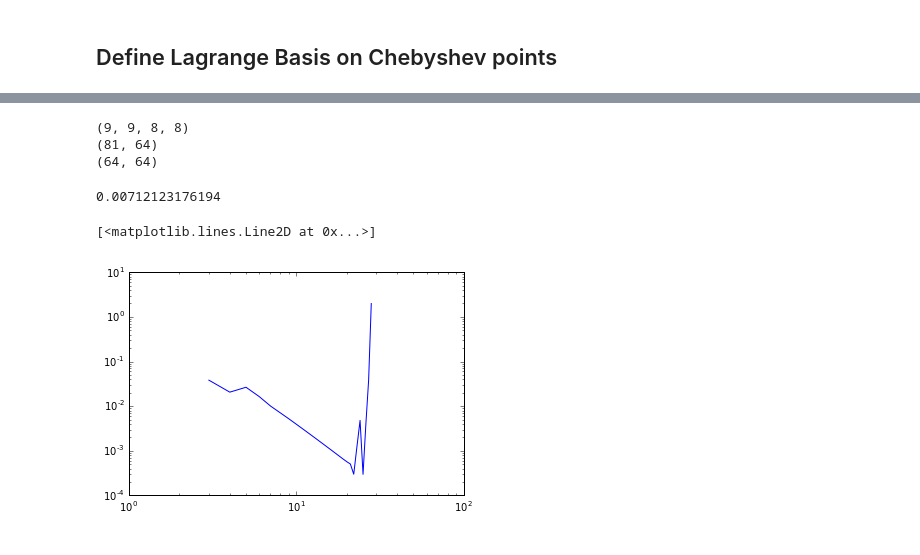
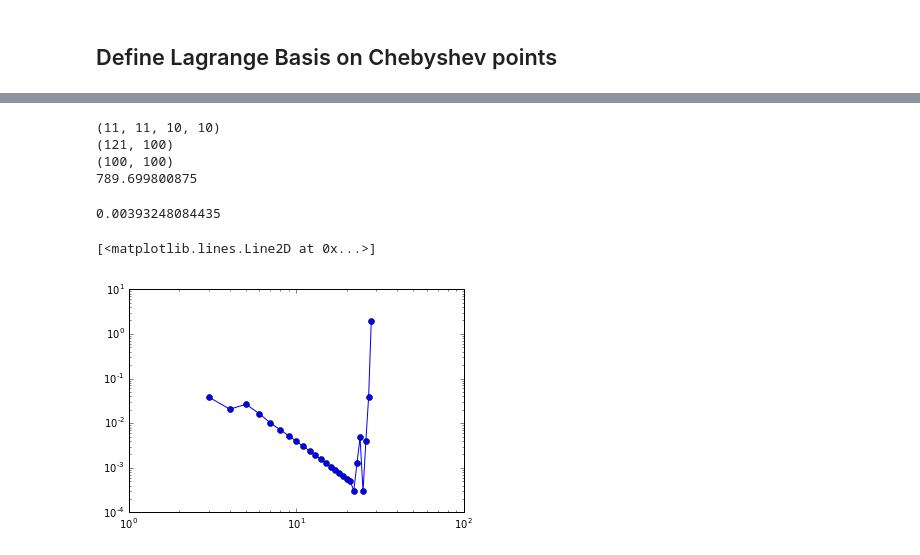
Before and after one commit to pdicerbo/P1.4, a Jupyter notebook: Basics/FinalProject.ipynb, the cells around one changed output, grey strips where cells are left out. Saved outputs shown, nothing was run; the diff lists cells and outputs as text; code cells hidden in the pictures.

```diff
--- a/Basics/FinalProject.ipynb
+++ b/Basics/FinalProject.ipynb
@@ -232,13 +232,15 @@ print(M.shape)
 
 Ax = einsum('ai, bj -> abij', Q[1], DQ[0])
 Ax = Ax.reshape((Nq[0]*Nq[1],N[0]*N[1]))
-Ay = einsum('ai, bj -> abij', Q[1], DQ[0])
+Ay = einsum('ai, bj -> abij', DQ[1], Q[0])
 Ay = Ay.reshape((Nq[0]*Nq[1],N[0]*N[1]))
 
 Axx = Ax.T.dot(W.dot(Ax))
 Ayy = Ay.T.dot(W.dot(Ay))
+print(cond(Axx + Ayy))
 # %% [output]
-(9, 9, 8, 8)
-(81, 64)
-(64, 64)
+(11, 11, 10, 10)
+(121, 100)
+(100, 100)
+789.699800875
 # %%
@@ -253,7 +255,7 @@ def assemble_rhs(f, quad, B, W, t = None):
 # test L^2 projection:
 test = lambda x, y : sin(2*pi*x) * sin(2*pi*y)
 
-rhs = assemble_rhs(test, quadrature, B, W)
+rhs = assemble_rhs(test)
 
 wh_coeff = solve(M, rhs)
 
@@ -271,22 +273,22 @@ done = W.dot(qd)
 final_res = (add.reduce(done))**.5
 print(final_res)
 # %% [output]
-0.00712123176194
+0.00393248084435
 # %%
 # data obtained varying the polinomial order by hand
 err_results = ['0.0383010380951', '0.0206406034671', '0.0265680598816', '0.0163788732417',
           '0.010092781709', '0.00712123176194', '0.00523004901213', '0.00393248084435', '0.00303035273822',
           '0.00238471178833', '0.00191013071978', '0.00155351793527', '0.00128040249075', '0.00106771594283',
            '0.00089961530891', '0.000765112621284', '0.000656223432052', '0.000570510453355', '0.000506785717204',
           '0.000299431290389', '0.00125990533529', '0.00479946063016', '0.000297471457028', '0.00402823333211',
            '0.0385046470852', '1.99484298231']
 pol_order = ['3', '4', '5', '6', '7', '8', '9', '10', '11', '12', '13', '14', '15', '16', '17',
              '18', '19', '20', '21', '22', '23', '24', '25', '26', '27', '28']
 
-loglog(pol_order, err_results)
+loglog(pol_order, err_results, '-o')
 # %% [output]
 [<matplotlib.lines.Line2D at 0x...>]
-[figure, old version]
+[figure, new version]
 # %%
 from sympy import symbols, diff, lambdify
 from sympy import sin as Sin
```
Also changed, not shown: parts of 9 cells of this notebook.
